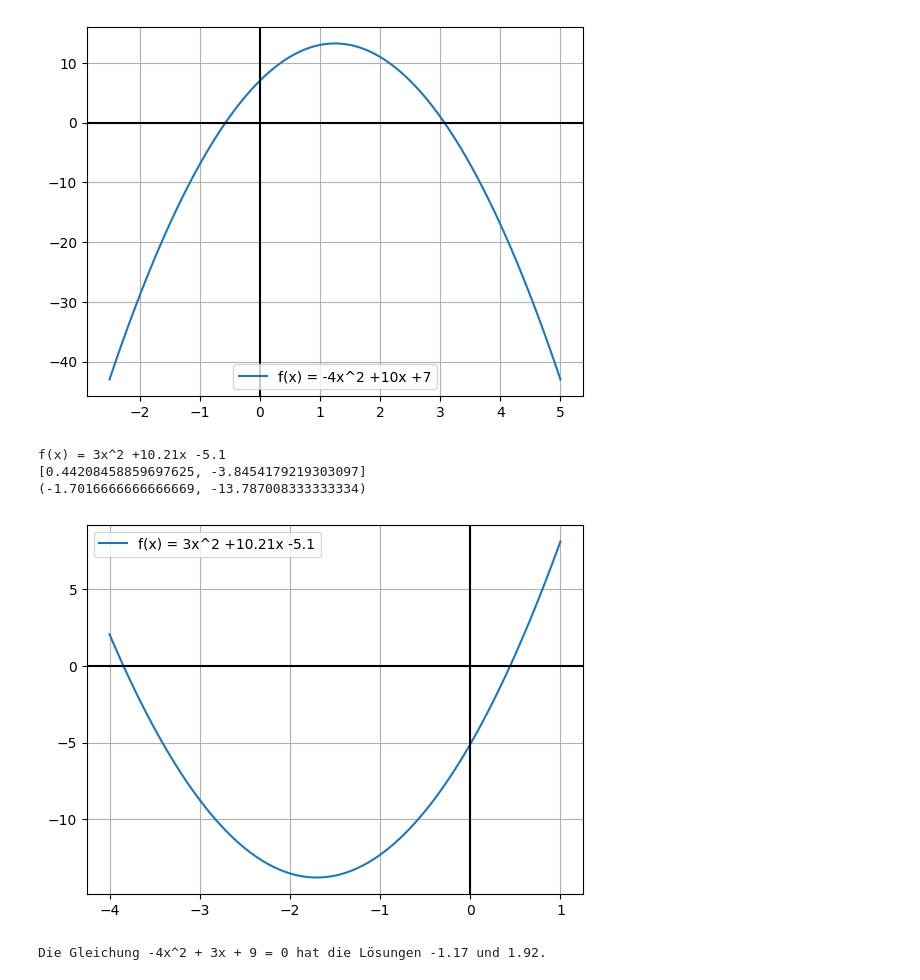
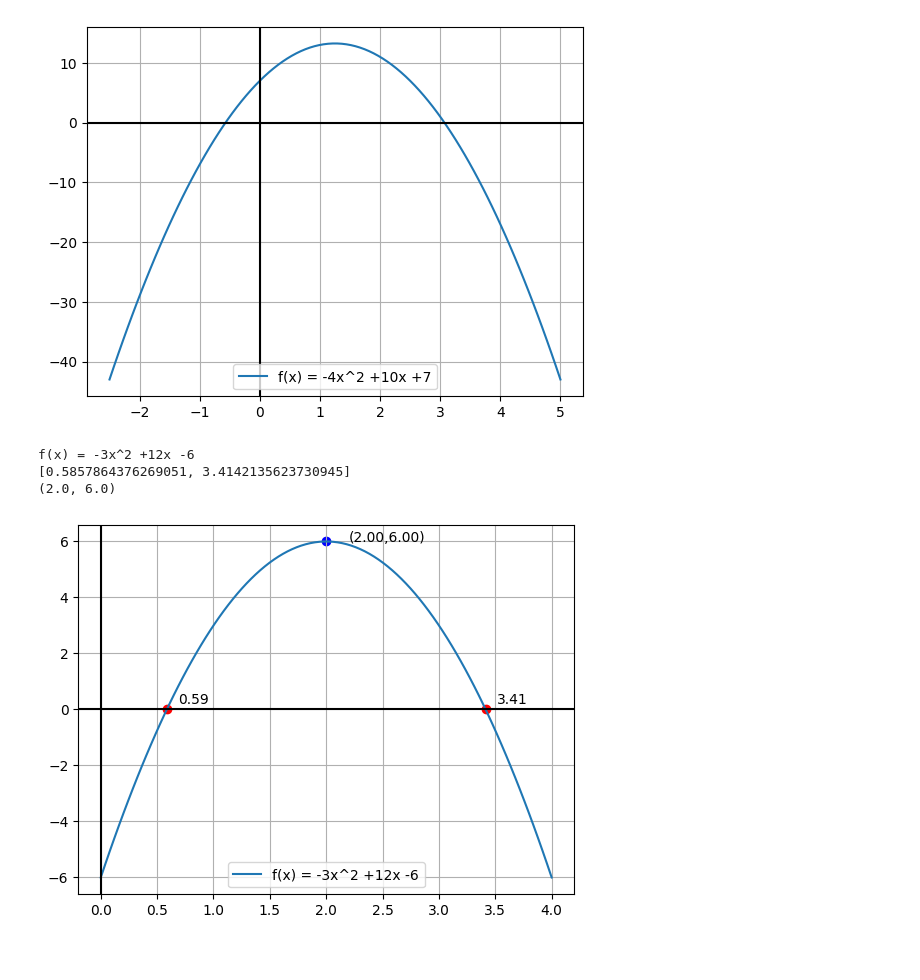
Before and after one commit to ktheu/InfoKurs, a Jupyter notebook: Klassen/quadGleichung.ipynb, the cells around one changed output. Cells and saved outputs as stored; diff of their text form; code cells hidden in the pictures.

Commit message:
quadGleichung

```diff
--- a/Klassen/quadGleichung.ipynb
+++ b/Klassen/quadGleichung.ipynb
@@ -65,27 +65,29 @@ class Polynom2(QuadratischeGleichung):
         return (-self.b/(2*self.a), self.c - (self.b*self.b)/(4*self.a))
 
     def plot(self, von=-10, bis=10):
+        nst = self.nullstellen()
         fig, ax = plt.subplots()
         xs = np.linspace(von,bis,100)
+
         ax.plot(xs,self.val(xs),label=f'{self}');
+        for x0 in nst:
+            ax.scatter(x0,0,color='red')
+            ax.text(x0+0.1,0.2,f'{x0:.2f}')
+        sx, sy = self.scheitelpunkt()
+        ax.scatter(sx, sy, color='blue')
+        ax.text(sx+0.2,sy,f'({sx:.2f},{sy:.2f})')
         ax.axhline(y=0, color='k')
         ax.axvline(x=0, color='k')
         plt.grid(True)
         plt.legend()
 # %%
-p = Polynom2(3,10.21,-5.1)
+p = Polynom2(-3,12,-6)
 print(p)
 print(p.nullstellen())
 print(p.scheitelpunkt())
-p.plot(-4,1)
+p.plot(0,4)
 # %% [output]
-f(x) = 3x^2 +10.21x -5.1
-[0.44208458859697625, -3.8454179219303097]
-(-1.7016666666666669, -13.787008333333334)
+f(x) = -3x^2 +12x -6
+[0.5857864376269051, 3.4142135623730945]
+(2.0, 6.0)
-[figure, old version]
+[figure, new version]
-# %%
-q.diskriminante()
-q1.anzahlLoesungen()
-q1.antwortSatz()
-# %% [output]
-Die Gleichung -4x^2 + 3x + 9 = 0 hat die Lösungen -1.17 und 1.92.
```
